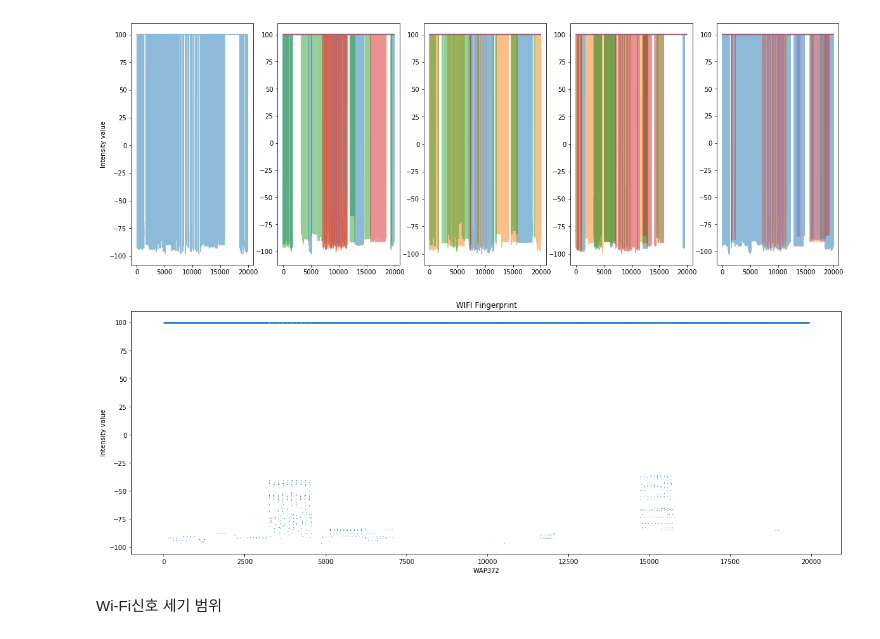
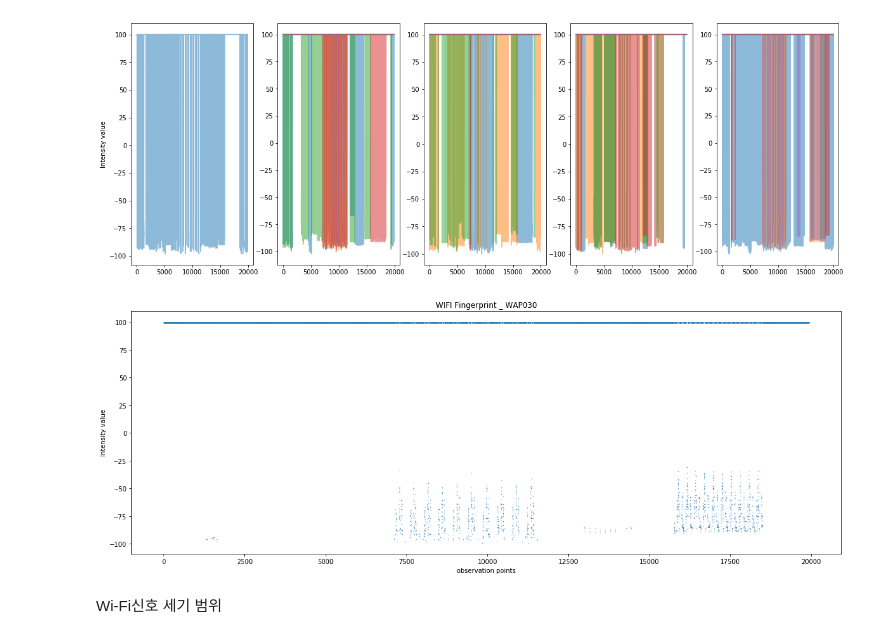
Before and after one commit to JeehunPark/DS, a Jupyter notebook: Python/Wifi/Wifi_locale.ipynb, the cells around one changed output. Drawn from its saved outputs; the diff is of its cells as text; code cells hidden in the pictures.

```diff
--- a/Python/Wifi/Wifi_locale.ipynb
+++ b/Python/Wifi/Wifi_locale.ipynb
@@ -110,13 +110,13 @@ plt.show()
 # %%
 select = raw_train.iloc[:, np.random.randint(0, np.size(raw_train, axis=1)-9)]
 plt.figure(figsize=(20, 7))
 plt.scatter(raw_train.index, select, s=0.1)
-plt.xlabel(select.name)
+plt.xlabel("observation points")
 plt.ylabel("Intensity value")
-plt.title("WIFI Fingerprint")
+plt.title("WIFI Fingerprint" + " _ " + select.name)
 plt.show()
 # %% [output]
-[figure, old version]
+[figure, new version]
 # %% [markdown]
 Wi-Fi신호 세기 범위
 # %%
```
Also changed, not shown: parts of 1 cell of this notebook.
